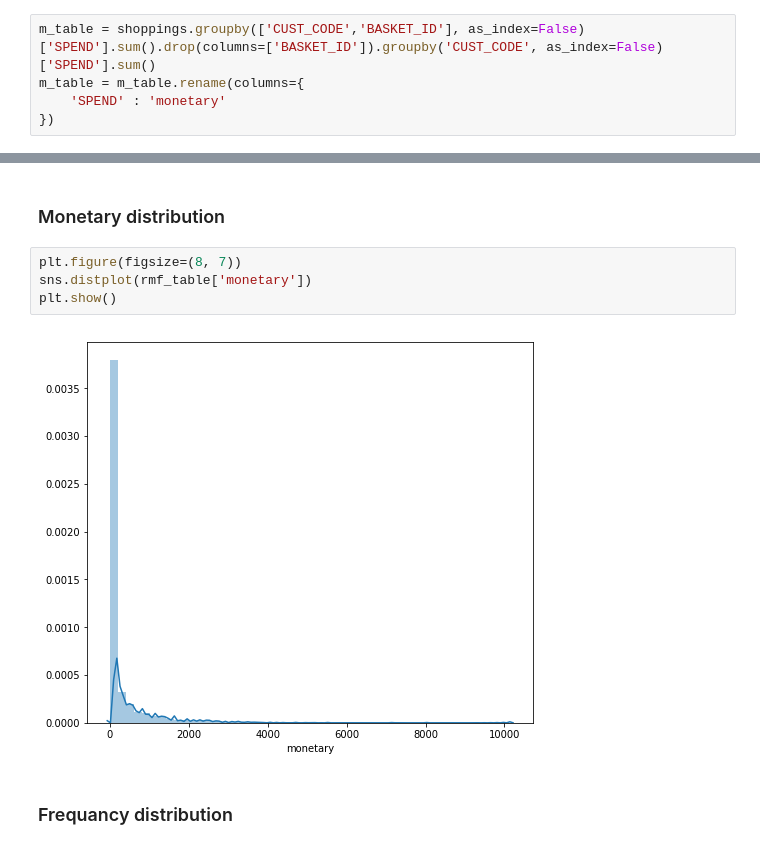
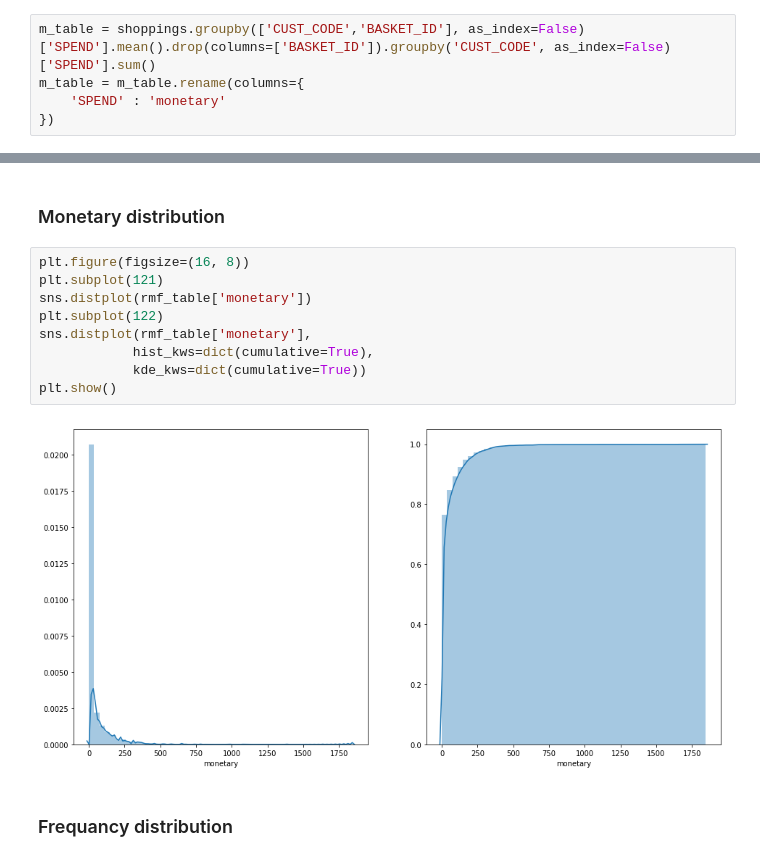
Before and after one commit to joei1994/ML-Projects, a Jupyter notebook: mini-projects/data-cafe-supermarket/supermarket_analysis.ipynb, the cells around one changed output, grey strips where cells are left out. Saved outputs shown, nothing was run; the diff lists cells and outputs as text.

```diff
--- a/mini-projects/data-cafe-supermarket/supermarket_analysis.ipynb
+++ b/mini-projects/data-cafe-supermarket/supermarket_analysis.ipynb
@@ -174,7 +174,7 @@ There are 90 customers who only come between 19:00-21:00
 # %%
 NOW = shoppings['SHOP_DATE'].max()
 # %%
-m_table = shoppings.groupby(['CUST_CODE','BASKET_ID'], as_index=False)['SPEND'].sum().drop(columns=['BASKET_ID']).groupby('CUST_CODE', as_index=False)['SPEND'].sum()
+m_table = shoppings.groupby(['CUST_CODE','BASKET_ID'], as_index=False)['SPEND'].mean().drop(columns=['BASKET_ID']).groupby('CUST_CODE', as_index=False)['SPEND'].sum()
 m_table = m_table.rename(columns={
     'SPEND' : 'monetary'
 })
@@ -201,11 +206,16 @@ plt.show()
 # %% [markdown]
 ### Monetary distribution
 # %%
-plt.figure(figsize=(8, 7))
+plt.figure(figsize=(16, 8))
+plt.subplot(121)
 sns.distplot(rmf_table['monetary'])
+plt.subplot(122)
+sns.distplot(rmf_table['monetary'],
+            hist_kws=dict(cumulative=True),
+            kde_kws=dict(cumulative=True))
 plt.show()
 # %% [output]
-[figure, old version]
+[figure, new version]
 # %% [markdown]
 ### Frequancy distribution
 # %%
```
Also changed, not shown: parts of 24 cells of this notebook, 2 other files.
